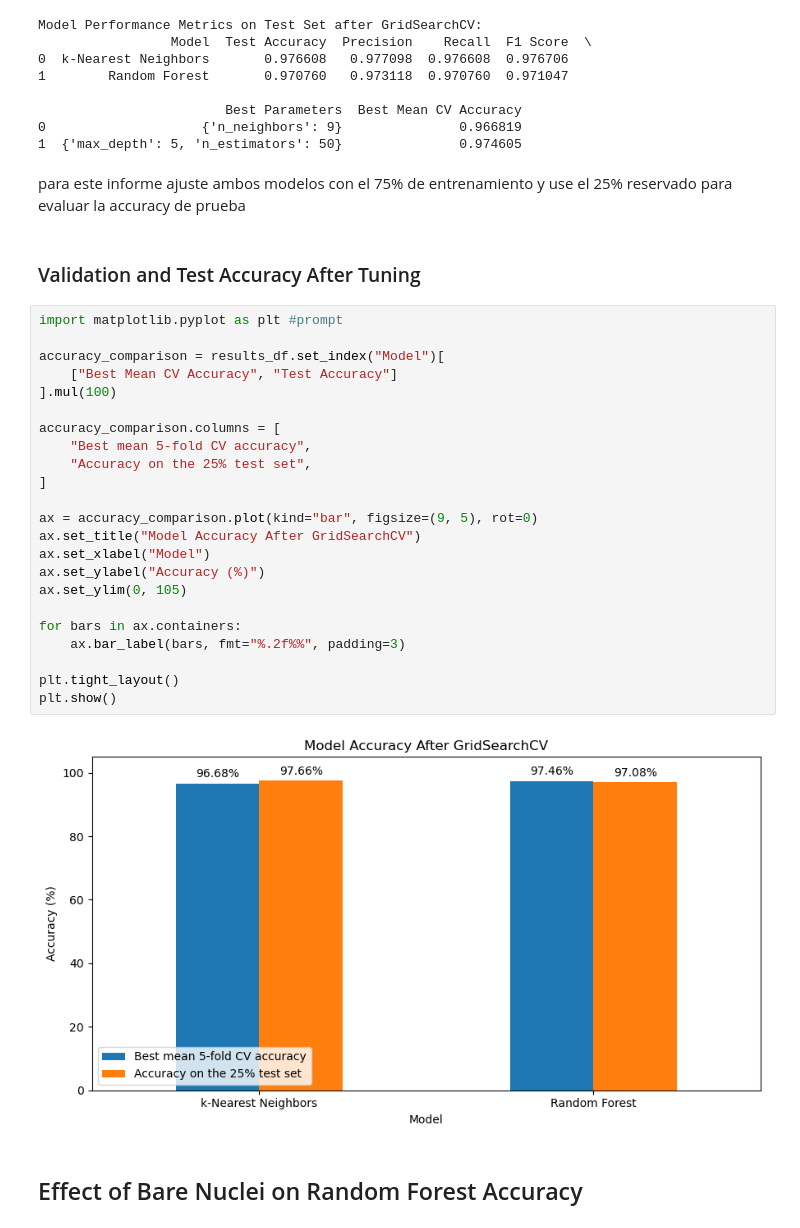
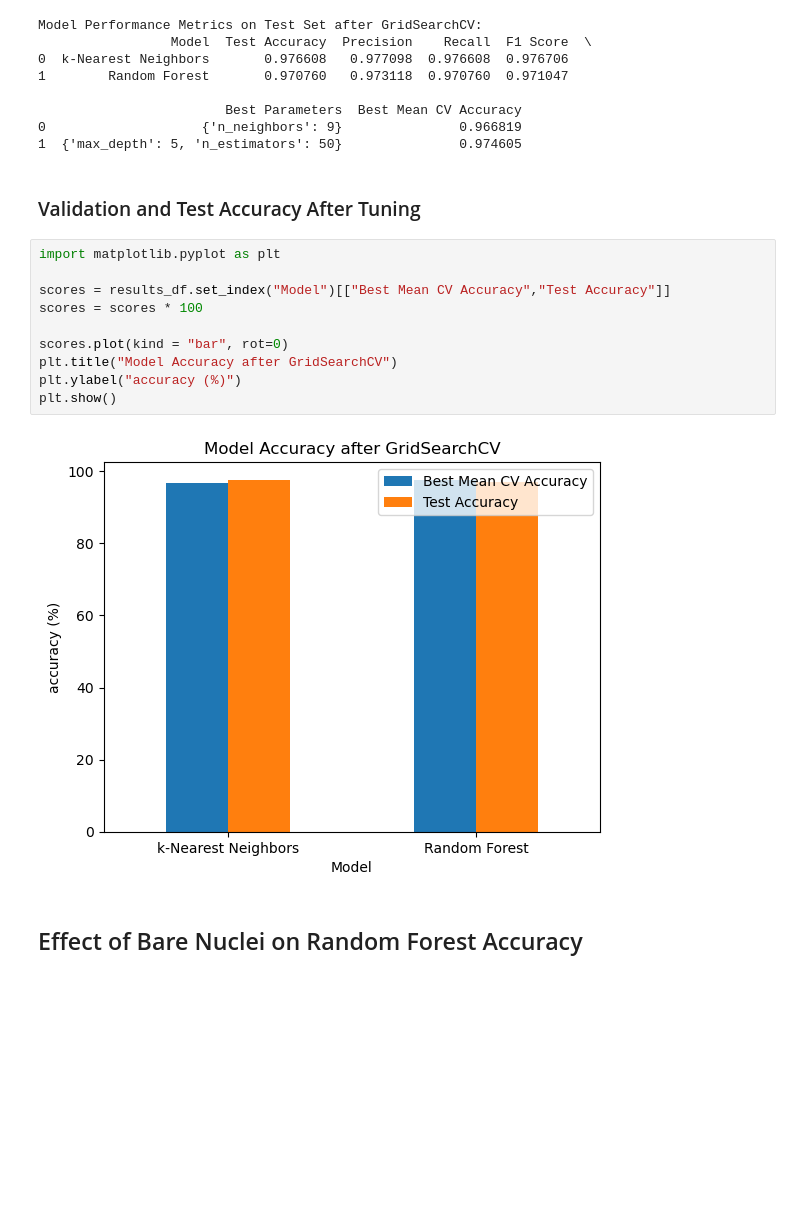
Before and after one commit to 2026491-max/Machine-Learning, a Jupyter notebook: Machine_Learning.ipynb, the cells around one changed output. Drawn from its saved outputs; the diff is of its cells as text; blank space fills up the shorter version.

```diff
--- a/Machine_Learning.ipynb
+++ b/Machine_Learning.ipynb
@@ -994,35 +952,20 @@ Model Performance Metrics on Test Set after GridSearchCV:
                         Best Parameters  Best Mean CV Accuracy
 0                    {'n_neighbors': 9}               0.966819
 1  {'max_depth': 5, 'n_estimators': 50}               0.974605
-# %% [markdown]
-para este informe ajuste ambos modelos con el 75% de entrenamiento y use el 25% reservado para evaluar la accuracy de prueba
 # %% [markdown]
 ### Validation and Test Accuracy After Tuning
 # %%
-import matplotlib.pyplot as plt #prompt
+import matplotlib.pyplot as plt
 
-accuracy_comparison = results_df.set_index("Model")[
-    ["Best Mean CV Accuracy", "Test Accuracy"]
-].mul(100)
+scores = results_df.set_index("Model")[["Best Mean CV Accuracy","Test Accuracy"]]
+scores = scores * 100
 
-accuracy_comparison.columns = [
-    "Best mean 5-fold CV accuracy",
-    "Accuracy on the 25% test set",
-]
-
-ax = accuracy_comparison.plot(kind="bar", figsize=(9, 5), rot=0)
-ax.set_title("Model Accuracy After GridSearchCV")
-ax.set_xlabel("Model")
-ax.set_ylabel("Accuracy (%)")
-ax.set_ylim(0, 105)
-
-for bars in ax.containers:
-    ax.bar_label(bars, fmt="%.2f%%", padding=3)
-
-plt.tight_layout()
+scores.plot(kind = "bar", rot=0)
+plt.title("Model Accuracy after GridSearchCV")
+plt.ylabel("accuracy (%)")
 plt.show()
 # %% [output]
-[figure, old version]
+[figure, new version]
 # %% [markdown]
 ## Effect of Bare Nuclei on Random Forest Accuracy
 # %%
```
Also changed, not shown: parts of 14 cells of this notebook, 4 other files.
